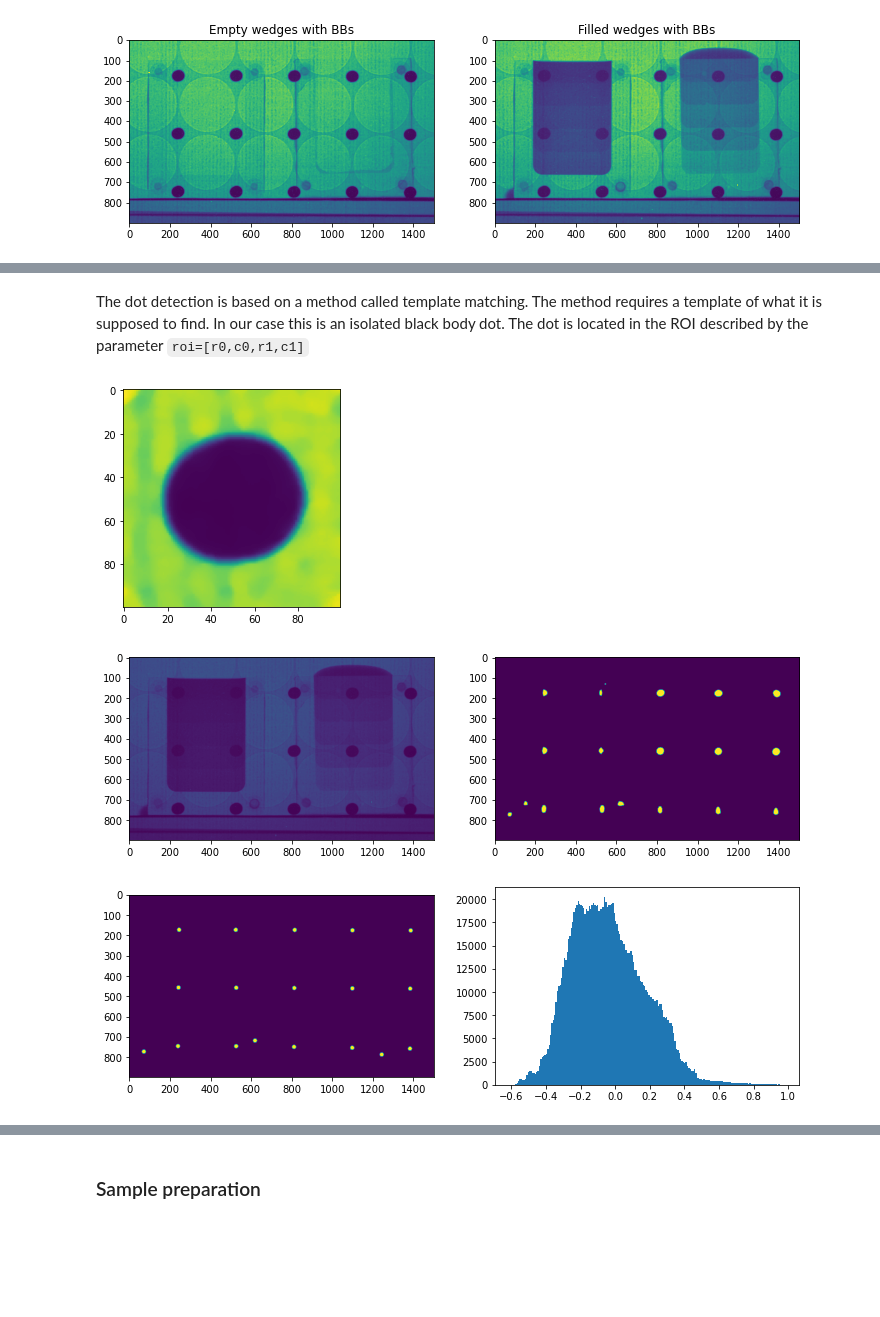
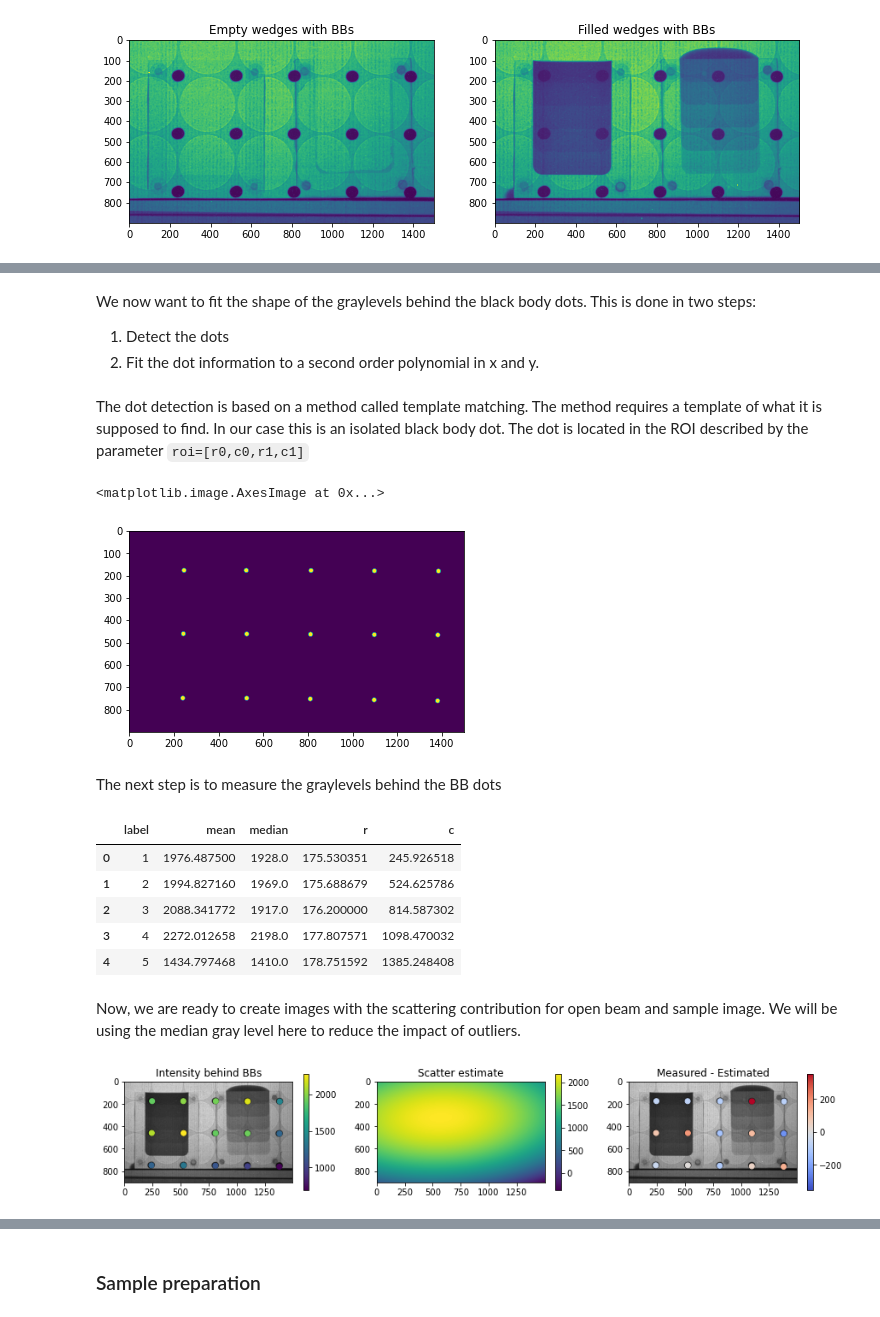
Before and after one commit to ImagingLectures/WaterInSand, a Jupyter notebook: tutorial/WaterInSandTutorial_solution.ipynb, the cells around one changed output, grey strips where cells are left out. Saved outputs shown, nothing was run; the diff lists cells and outputs as text; code cells hidden in the pictures; blank space fills up the shorter version.

Commit message:
Added some more scattering  correction stuff.

````diff
--- a/tutorial/WaterInSandTutorial_solution.ipynb
+++ b/tutorial/WaterInSandTutorial_solution.ipynb
@@ -318,2 +317,0 @@ We now want to fit the shape of the graylevels behind the black body dots. This
-# %% [markdown]
-The dot detection is based on a method called template matching. The method requires a template of what it is supposed to find. In our case this is an isolated black body dot. The dot is located in the ROI described by the parameter ```roi=[r0,c0,r1,c1]```
@@ -324,13 +318,16 @@ plt.imshow(dot)
-# %%
-mbbob,rob,cob,dfob,tm=bb.get_blackbodies_by_templatematching(bbs,dot,threshold=0.4,R=10)
-# Display results
-fig, ax = plt.subplots(2,2,figsize=(12,8))
-ax=ax.ravel()
-
-ax[0].imshow(bbs)
-ax[1].imshow(0.50<tm)
-ax[2].imshow(mbbob)
-ax[3].hist(tm.ravel(),bins=200);
-# %% [output]
-[figure, removed]
-[figure, removed]
+# %% [markdown]
+We now want to fit the shape of the graylevels behind the black body dots. This is done in two steps:
+1. Detect the dots
+2. Fit the dot information to a second order polynomial in x and y.
+# %% [markdown]
+The dot detection is based on a method called template matching. The method requires a template of what it is supposed to find. In our case this is an isolated black body dot. The dot is located in the ROI described by the parameter ```roi=[r0,c0,r1,c1]```
+# %%
+# Load the bbmask
+bbmask = tiff.imread('../data/stepwedge/bb_masked.tif')
+
+plt.imshow(bbmask)
+# %% [output]
+<matplotlib.image.AxesImage at 0x...>
+[figure, added]
+# %% [markdown]
+The next step is to measure the graylevels behind the BB dots
@@ -336,0 +352,14 @@ ax[3].hist(tm.ravel(),bins=200);
+# %%
+rbbs  = get_bb_info(bbs,bbmask,R=5)
+rbbob = get_bb_info(bbob,bbmask,R=5)
+
+rbbs.head()
+# %% [output]
+|  | label | mean | median | r | c |
+| 0 | 1 | 1976.487500 | 1928.0 | 175.530351 | 245.926518 |
+| 1 | 2 | 1994.827160 | 1969.0 | 175.688679 | 524.625786 |
+| 2 | 3 | 2088.341772 | 1917.0 | 176.200000 | 814.587302 |
+| 3 | 4 | 2272.012658 | 2198.0 | 177.807571 | 1098.470032 |
+| 4 | 5 | 1434.797468 | 1410.0 | 178.751592 | 1385.248408 |
+# %% [markdown]
+Now, we are ready to create images with the scattering contribution for open beam and sample image. We will be using the median gray level here to reduce the impact of outliers.
@@ -336,0 +368,13 @@ ax[3].hist(tm.ravel(),bins=200);
+# %%
+# Visualization
+cmap = 'coolwarm'
+fig,ax=plt.subplots(1,3,figsize=(15,5))
+df=bb.check_scatter_image(bbs,0,bbmask,ax=ax[0],cmap='viridis',clim=[0,20000])
+ax[0].set_title('Intensity behind BBs')
+a1=ax[1].imshow(bbs_s,cmap='viridis')
+ax[1].set_title('Scatter estimate')
+fig.colorbar(a1,ax=ax[1],shrink=0.5)
+df=bb.check_scatter_image(bbs,bbs_s,bbmask,ax=ax[2],cmap=cmap,sym_cmap=True,clim=[0,20000])
+ax[2].set_title('Measured - Estimated');
+# %% [output]
+[figure, added]
````
Also changed, not shown: parts of 21 cells of this notebook, 1 other file.
